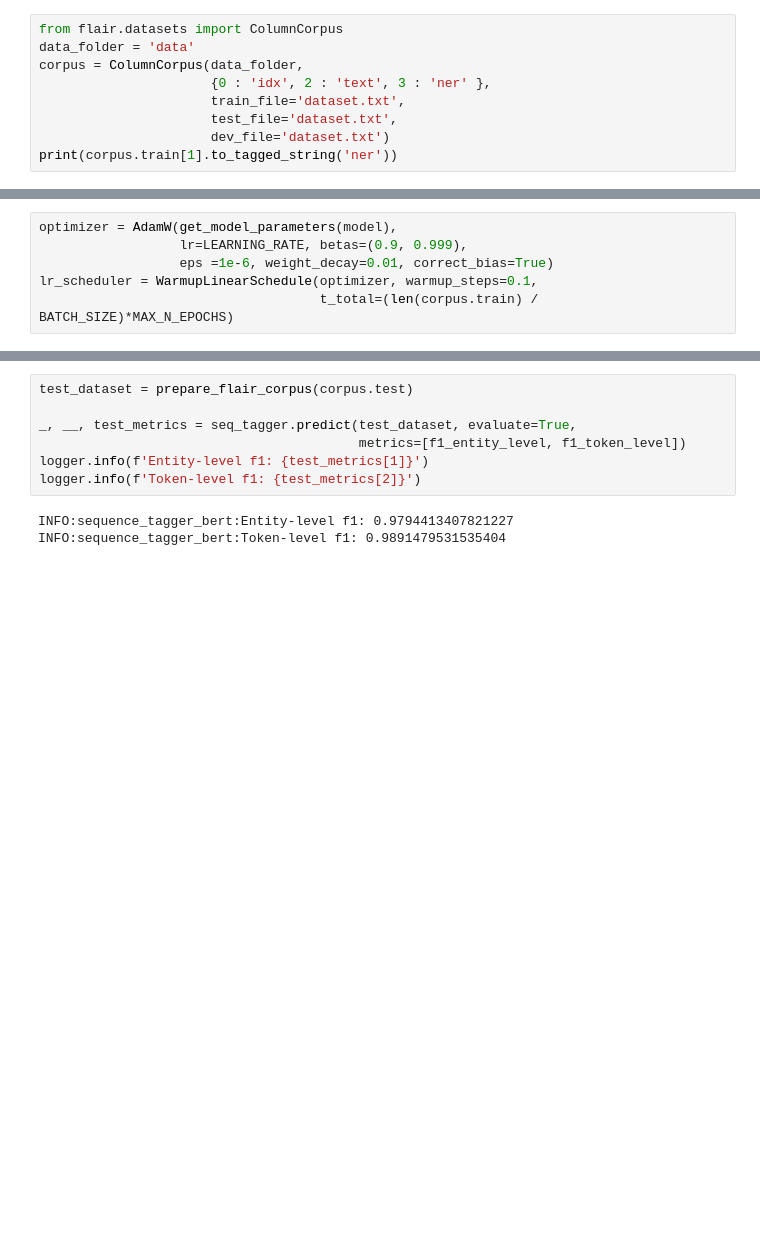
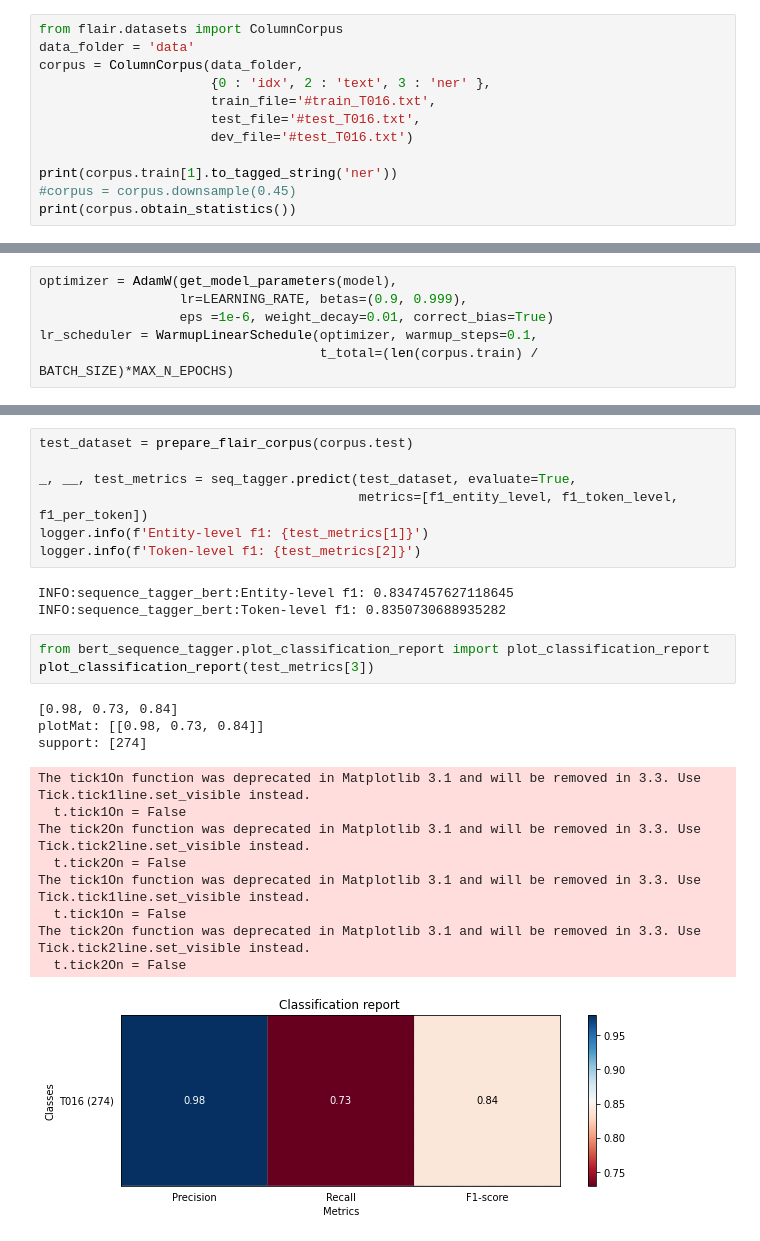
Before and after one commit to gp201/BERT, a Jupyter notebook: BERT_Custom/Bert_custom_run.ipynb, the cells around one changed output, grey strips where cells are left out. Saved outputs shown, nothing was run; the diff lists cells and outputs as text; blank space fills up the shorter version.

```diff
--- a/BERT_Custom/Bert_custom_run.ipynb
+++ b/BERT_Custom/Bert_custom_run.ipynb
@@ -70,8 +51,11 @@ from flair.datasets import ColumnCorpus
 data_folder = 'data'
 corpus = ColumnCorpus(data_folder,
                       {0 : 'idx', 2 : 'text', 3 : 'ner' },
-                      train_file='dataset.txt',
-                      test_file='dataset.txt',
-                      dev_file='dataset.txt')
+                      train_file='#train_T016.txt',
+                      test_file='#test_T016.txt',
+                      dev_file='#test_T016.txt')
+
 print(corpus.train[1].to_tagged_string('ner'))
+#corpus = corpus.downsample(0.45)
+print(corpus.obtain_statistics())
 # %% [output]
@@ -181,12 +172,28 @@ INFO:sequence_tagger_bert:Validation metrics: (0.9794413407821227,)
 test_dataset = prepare_flair_corpus(corpus.test)
 
 _, __, test_metrics = seq_tagger.predict(test_dataset, evaluate=True,
-                                         metrics=[f1_entity_level, f1_token_level])
+                                         metrics=[f1_entity_level, f1_token_level, f1_per_token])
 logger.info(f'Entity-level f1: {test_metrics[1]}')
 logger.info(f'Token-level f1: {test_metrics[2]}')
 # %% [output]
-INFO:sequence_tagger_bert:Entity-level f1: 0.9794413407821227
-INFO:sequence_tagger_bert:Token-level f1: 0.9891479531535404
+INFO:sequence_tagger_bert:Entity-level f1: 0.8347457627118645
+INFO:sequence_tagger_bert:Token-level f1: 0.8350730688935282
+# %%
+from bert_sequence_tagger.plot_classification_report import plot_classification_report
+plot_classification_report(test_metrics[3])
+# %% [output]
+[0.98, 0.73, 0.84]
+plotMat: [[0.98, 0.73, 0.84]]
+support: [274]
+The tick1On function was deprecated in Matplotlib 3.1 and will be removed in 3.3. Use Tick.tick1line.set_visible instead.
+  t.tick1On = False
+The tick2On function was deprecated in Matplotlib 3.1 and will be removed in 3.3. Use Tick.tick2line.set_visible instead.
+  t.tick2On = False
+The tick1On function was deprecated in Matplotlib 3.1 and will be removed in 3.3. Use Tick.tick1line.set_visible instead.
+  t.tick1On = False
+The tick2On function was deprecated in Matplotlib 3.1 and will be removed in 3.3. Use Tick.tick2line.set_visible instead.
+  t.tick2On = False
+[figure, added]
 # %%
 seq_tagger.predict([['We', 'are', 'living', 'in', 'New', 'York', 'city', '.'],
                     ['Satya', 'Narayana', 'Nadella', 'is', 'an', 'engineer', 'and', 'business', 'executive', '.']])
```
Also changed, not shown: parts of 12 cells of this notebook, 2 other files.
